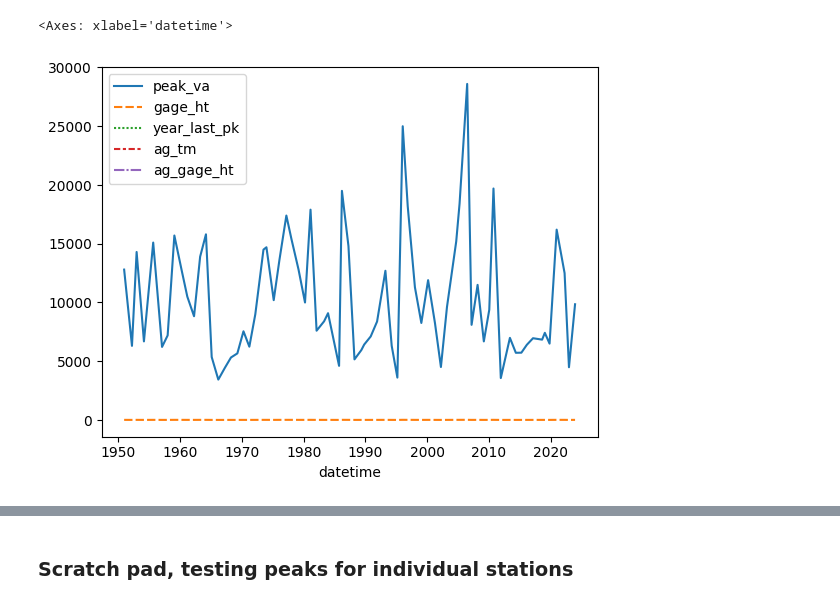
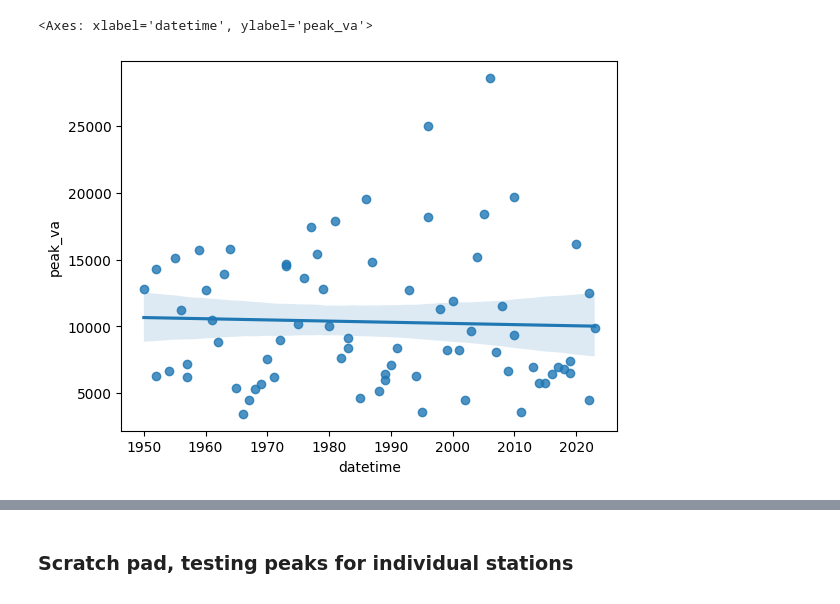
Before and after one commit to kroy/nyc_water_supply_analysis, a Jupyter notebook: code/streamflow.ipynb, the cells around one changed output, grey strips where cells are left out. Cells and saved outputs as stored; diff of their text form; code cells hidden in the pictures.

Commit message:
process and run regressions on watersheds  for measuring sites

```diff
--- a/code/streamflow.ipynb
+++ b/code/streamflow.ipynb
@@ -53,4 +85,4 @@ raw_measurements_df, meta = nwis.get_dv(sites=site_ids, parameterCd=parameter_co
 # %%
 peaks_df, meta = nwis.get_discharge_peaks(sites=site_ids, start="1930-10-01")
 sites, meta = meta.site_info
-sites
+peaks_df = peaks_df.dropna(subset="peak_va")
@@ -94,5 +135,6 @@ peaks_df
 # %%
-sns.lineplot(data=peaks_df.loc[(delaware_walton_site)])
+test_df = peaks_df.loc[(delaware_walton_site)].reset_index()
+sns.regplot(data=test_df, x=test_df["datetime"].dt.year, y=test_df["peak_va"])
 # %% [output]
-<Axes: xlabel='datetime'>
+<Axes: xlabel='datetime', ylabel='peak_va'>
-[figure, old version]
+[figure, new version]
```
Also changed, not shown: parts of 23 cells of this notebook, 9 other files.
